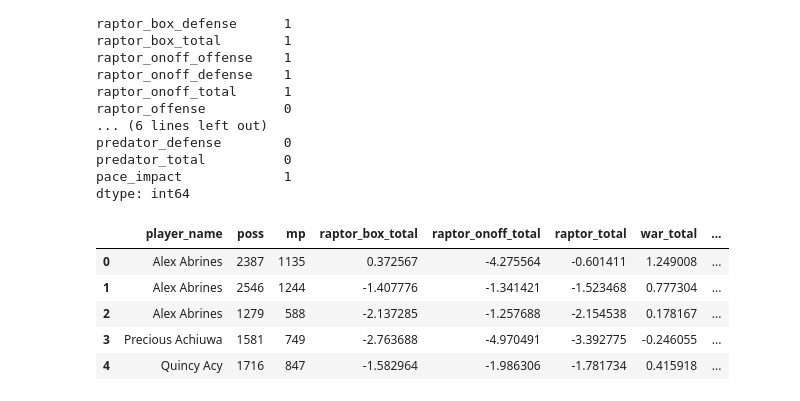
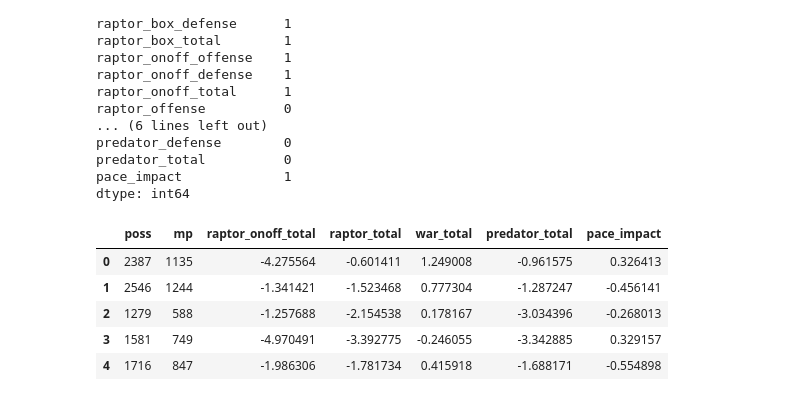
Before and after one commit to acafiero/sports-project2, a Jupyter notebook: Cafiero_Project_2.ipynb, the cells around one changed output. Saved outputs shown, nothing was run; the diff lists cells and outputs as text; code cells hidden in the pictures.

```diff
--- a/Cafiero_Project_2.ipynb
+++ b/Cafiero_Project_2.ipynb
@@ -40,3 +38,6 @@ df = pd.read_csv('/content/modern_RAPTOR_by_player.csv')
+# %%
+url = 'https://raw.githubusercontent.com/acafiero/sports-project2/main/modern_RAPTOR_by_player.csv'
+df = pd.read_csv(url)
 # %%
 df.head()
 # %% [output]
@@ -141,12 +142,12 @@ predator_total          0
 pace_impact             1
 dtype: int64
 # %%
-df.drop(['player_id', 'season', 'raptor_box_offense', 'raptor_box_defense', 'raptor_onoff_offense', 'raptor_onoff_defense', 'raptor_offense', 'raptor_defense',  'war_reg_season', 'war_playoffs', 'predator_offense', 'predator_defense'], axis=1, inplace=True)
+df.drop(['player_name', 'player_id', 'season', 'raptor_box_offense', 'raptor_box_defense', 'raptor_onoff_offense', 'raptor_onoff_defense', 'raptor_offense', 'raptor_defense', 'raptor_box_total', 'war_reg_season', 'war_playoffs', 'predator_offense', 'predator_defense'], axis=1, inplace=True)
 df.head()
 # %% [output]
-|  | player_name | poss | mp | raptor_box_total | raptor_onoff_total | raptor_total | war_total | ... |
-| 0 | Alex Abrines | 2387 | 1135 | 0.372567 | -4.275564 | -0.601411 | 1.249008 | ... |
-| 1 | Alex Abrines | 2546 | 1244 | -1.407776 | -1.341421 | -1.523468 | 0.777304 | ... |
-| 2 | Alex Abrines | 1279 | 588 | -2.137285 | -1.257688 | -2.154538 | 0.178167 | ... |
-| 3 | Precious Achiuwa | 1581 | 749 | -2.763688 | -4.970491 | -3.392775 | -0.246055 | ... |
-| 4 | Quincy Acy | 1716 | 847 | -1.582964 | -1.986306 | -1.781734 | 0.415918 | ... |
+|  | poss | mp | raptor_onoff_total | raptor_total | war_total | predator_total | pace_impact |
+| 0 | 2387 | 1135 | -4.275564 | -0.601411 | 1.249008 | -0.961575 | 0.326413 |
+| 1 | 2546 | 1244 | -1.341421 | -1.523468 | 0.777304 | -1.287247 | -0.456141 |
+| 2 | 1279 | 588 | -1.257688 | -2.154538 | 0.178167 | -3.034396 | -0.268013 |
+| 3 | 1581 | 749 | -4.970491 | -3.392775 | -0.246055 | -3.342885 | 0.329157 |
+| 4 | 1716 | 847 | -1.986306 | -1.781734 | 0.415918 | -1.688171 | -0.554898 |
```
Also changed, not shown: parts of 43 cells of this notebook.
